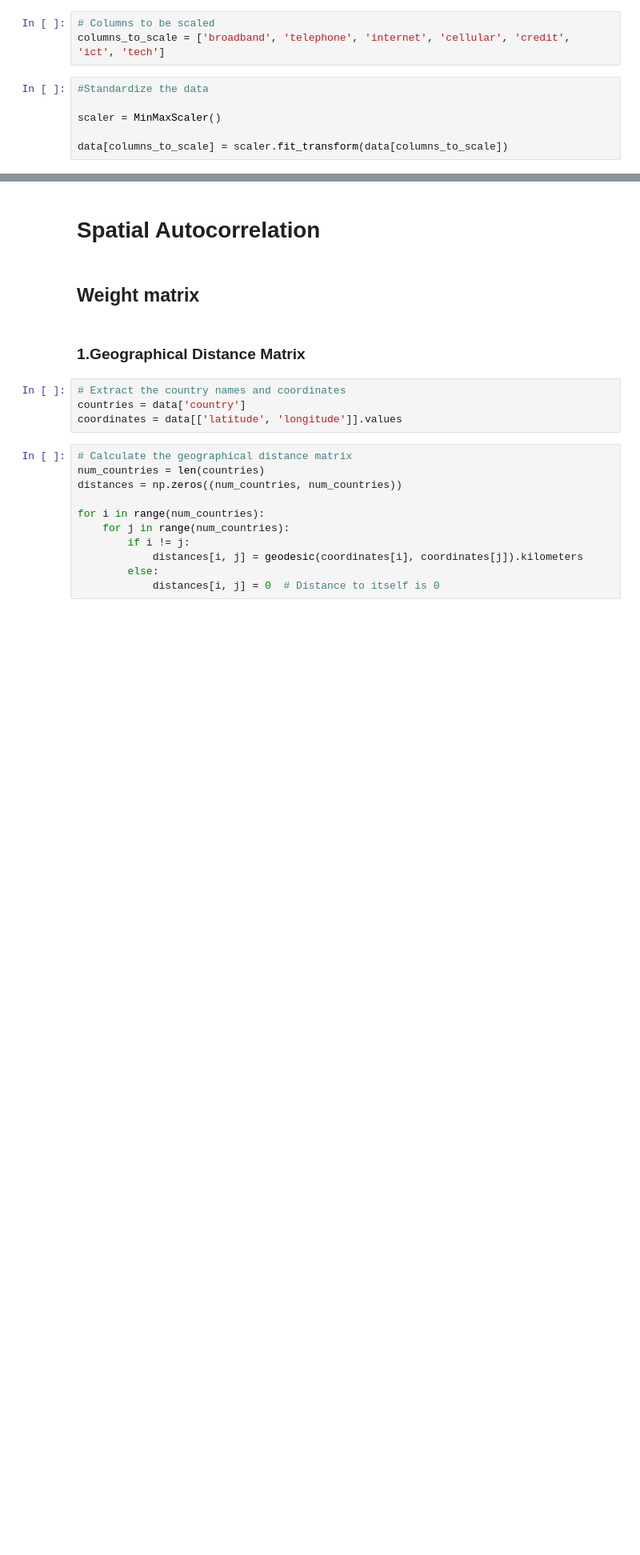
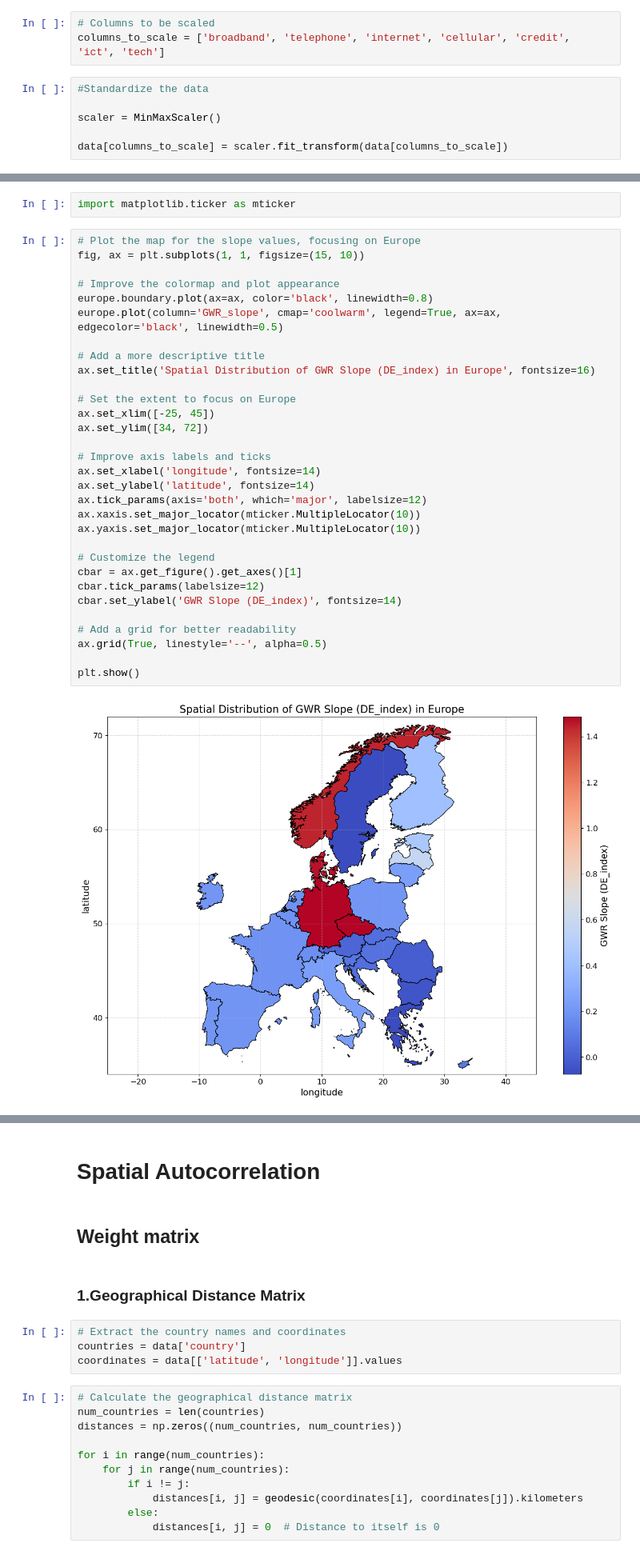
Before and after one commit to HumphreyHZ/CASA0004, a Jupyter notebook: Code.ipynb, the cells around one changed output, grey strips where cells are left out. Shown at 80% size. Saved outputs shown, nothing was run; the diff lists cells and outputs as text; blank space fills up the shorter version.

```diff
--- a/Code.ipynb
+++ b/Code.ipynb
@@ -120,0 +340,35 @@ data.to_csv('DE_Level.csv', index=False)
+# %%
+import matplotlib.ticker as mticker
+# %%
+# Plot the map for the slope values, focusing on Europe
+fig, ax = plt.subplots(1, 1, figsize=(15, 10))
+
+# Improve the colormap and plot appearance
+europe.boundary.plot(ax=ax, color='black', linewidth=0.8)
+europe.plot(column='GWR_slope', cmap='coolwarm', legend=True, ax=ax, edgecolor='black', linewidth=0.5)
+
+# Add a more descriptive title
+ax.set_title('Spatial Distribution of GWR Slope (DE_index) in Europe', fontsize=16)
+
+# Set the extent to focus on Europe
+ax.set_xlim([-25, 45])
+ax.set_ylim([34, 72])
+
+# Improve axis labels and ticks
+ax.set_xlabel('longitude', fontsize=14)
+ax.set_ylabel('latitude', fontsize=14)
+ax.tick_params(axis='both', which='major', labelsize=12)
+ax.xaxis.set_major_locator(mticker.MultipleLocator(10))
+ax.yaxis.set_major_locator(mticker.MultipleLocator(10))
+
+# Customize the legend
+cbar = ax.get_figure().get_axes()[1]
+cbar.tick_params(labelsize=12)
+cbar.set_ylabel('GWR Slope (DE_index)', fontsize=14)
+
+# Add a grid for better readability
+ax.grid(True, linestyle='--', alpha=0.5)
+
+plt.show()
+# %% [output]
+[figure, added]
```
Also changed, not shown: parts of 48 cells of this notebook.
